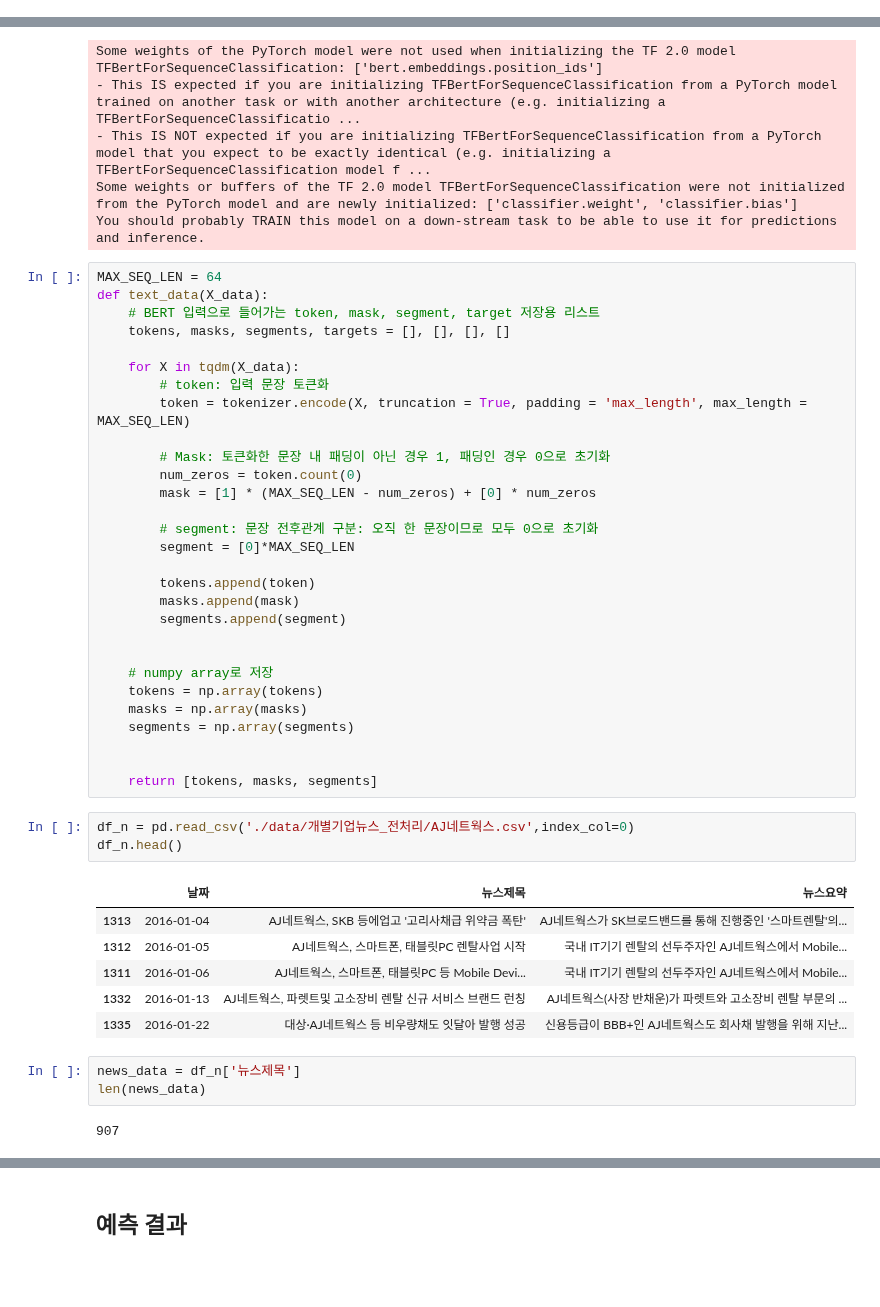
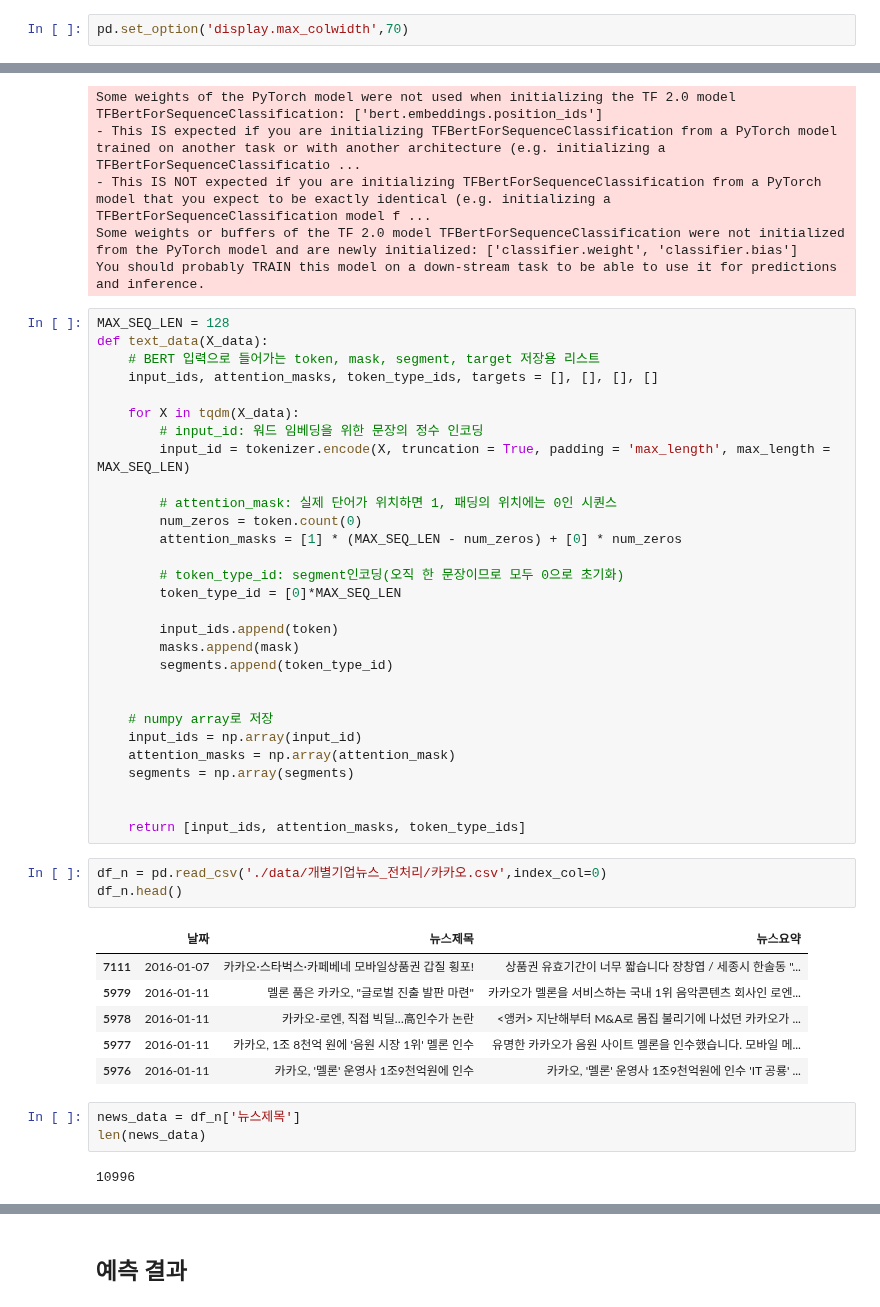
Before and after one commit to 21ckwj/fintech, a Jupyter notebook: 프로젝트6/BERT_finance감성점수모델.ipynb, the cells around one changed output, grey strips where cells are left out. Drawn from its saved outputs; the diff is of its cells as text; blank space fills up the shorter version.

```diff
--- a/프로젝트6/BERT_finance감성점수모델.ipynb
+++ b/프로젝트6/BERT_finance감성점수모델.ipynb
@@ -17,6 +17,8 @@ from sklearn.model_selection import train_test_split
 from sklearn.metrics import accuracy_score, f1_score, precision_score, recall_score, \
                             roc_auc_score, confusion_matrix, classification_report, \
                             matthews_corrcoef, cohen_kappa_score, log_loss
+# %%
+pd.set_option('display.max_colwidth',70)
 # %%
 # urllib.request.urlretrieve("https://raw.githubusercontent.com/ukairia777/finance_sentiment_corpus/main/finance_data.csv", filename="./data/finance_data.csv")
 # %%
@@ -355,49 +360,49 @@ Some weights of the PyTorch model were not used when initializing the TF 2.0 mod
 Some weights or buffers of the TF 2.0 model TFBertForSequenceClassification were not initialized from the PyTorch model and are newly initialized: ['classifier.weight', 'classifier.bias']
 You should probably TRAIN this model on a down-stream task to be able to use it for predictions and inference.
 # %%
-MAX_SEQ_LEN = 64
+MAX_SEQ_LEN = 128
 def text_data(X_data):
     # BERT 입력으로 들어가는 token, mask, segment, target 저장용 리스트
-    tokens, masks, segments, targets = [], [], [], []
+    input_ids, attention_masks, token_type_ids, targets = [], [], [], []
 
     for X in tqdm(X_data):
-        # token: 입력 문장 토큰화
-        token = tokenizer.encode(X, truncation = True, padding = 'max_length', max_length = MAX_SEQ_LEN)
+        # input_id: 워드 임베딩을 위한 문장의 정수 인코딩
+        input_id = tokenizer.encode(X, truncation = True, padding = 'max_length', max_length = MAX_SEQ_LEN)
 
-        # Mask: 토큰화한 문장 내 패딩이 아닌 경우 1, 패딩인 경우 0으로 초기화
+        # attention_mask: 실제 단어가 위치하면 1, 패딩의 위치에는 0인 시퀀스
         num_zeros = token.count(0)
-        mask = [1] * (MAX_SEQ_LEN - num_zeros) + [0] * num_zeros
+        attention_masks = [1] * (MAX_SEQ_LEN - num_zeros) + [0] * num_zeros
 
-        # segment: 문장 전후관계 구분: 오직 한 문장이므로 모두 0으로 초기화
-        segment = [0]*MAX_SEQ_LEN
+        # token_type_id: segment인코딩(오직 한 문장이므로 모두 0으로 초기화)
+        token_type_id = [0]*MAX_SEQ_LEN
 
-        tokens.append(token)
+        input_ids.append(token)
         masks.append(mask)
-        segments.append(segment)
+        segments.append(token_type_id)
 
 
     # numpy array로 저장
-    tokens = np.array(tokens)
-    masks = np.array(masks)
+    input_ids = np.array(input_id)
+    attention_masks = np.array(attention_mask)
     segments = np.array(segments)
 
 
-    return [tokens, masks, segments]
+    return [input_ids, attention_masks, token_type_ids]
 # %%
-df_n = pd.read_csv('./data/개별기업뉴스_전처리/AJ네트웍스.csv',index_col=0)
+df_n = pd.read_csv('./data/개별기업뉴스_전처리/카카오.csv',index_col=0)
 df_n.head()
 # %% [output]
 |  | 날짜 | 뉴스제목 | 뉴스요약 |
-| 1313 | 2016-01-04 | AJ네트웍스, SKB 등에업고 '고리사채급 위약금 폭탄' | AJ네트웍스가 SK브로드밴드를 통해 진행중인 '스마트렌탈'의... |
-| 1312 | 2016-01-05 | AJ네트웍스, 스마트폰, 태블릿PC 렌탈사업 시작 | 국내 IT기기 렌탈의 선두주자인 AJ네트웍스에서 Mobile... |
-| 1311 | 2016-01-06 | AJ네트웍스, 스마트폰, 태블릿PC 등 Mobile Devi... | 국내 IT기기 렌탈의 선두주자인 AJ네트웍스에서 Mobile... |
-| 1332 | 2016-01-13 | AJ네트웍스, 파렛트및 고소장비 렌탈 신규 서비스 브랜드 런칭 | AJ네트웍스(사장 반채운)가 파렛트와 고소장비 렌탈 부문의 ... |
-| 1335 | 2016-01-22 | 대상·AJ네트웍스 등 비우량채도 잇달아 발행 성공 | 신용등급이 BBB+인 AJ네트웍스도 회사채 발행을 위해 지난... |
+| 7111 | 2016-01-07 | 카카오·스타벅스·카페베네 모바일상품권 갑질 횡포! | 상품권 유효기간이 너무 짧습니다 장창엽 / 세종시 한솔동 "... |
+| 5979 | 2016-01-11 | 멜론 품은 카카오, "글로벌 진출 발판 마련" | 카카오가 멜론을 서비스하는 국내 1위 음악콘텐츠 회사인 로엔... |
+| 5978 | 2016-01-11 | 카카오-로엔, 직접 빅딜…高인수가 논란 | <앵커> 지난해부터 M&A로 몸집 불리기에 나섰던 카카오가 ... |
+| 5977 | 2016-01-11 | 카카오, 1조 8천억 원에 '음원 시장 1위' 멜론 인수 | 유명한 카카오가 음원 사이트 멜론을 인수했습니다. 모바일 메... |
+| 5976 | 2016-01-11 | 카카오, '멜론' 운영사 1조9천억원에 인수 | 카카오, '멜론' 운영사 1조9천억원에 인수 'IT 공룡' ... |
 # %%
 news_data = df_n['뉴스제목']
 len(news_data)
 # %% [output]
-907
+10996
 # %%
 news_x = text_data(news_data)
 news_x
```
Also changed, not shown: parts of 26 cells of this notebook, 29 other files.
